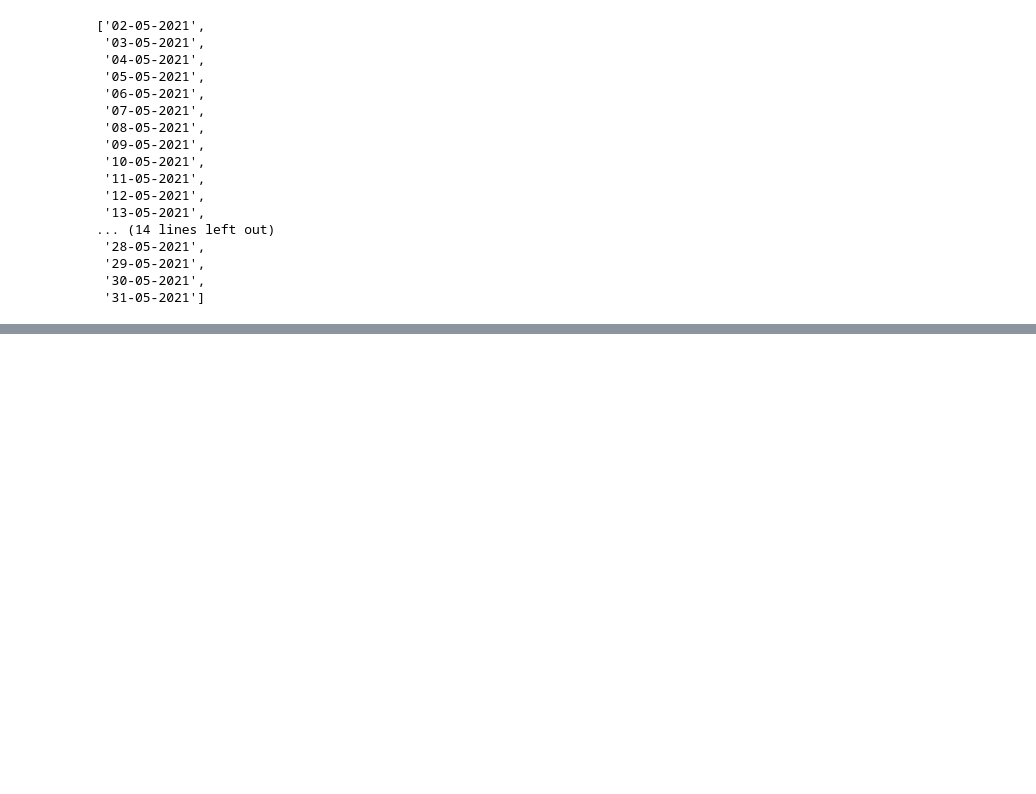
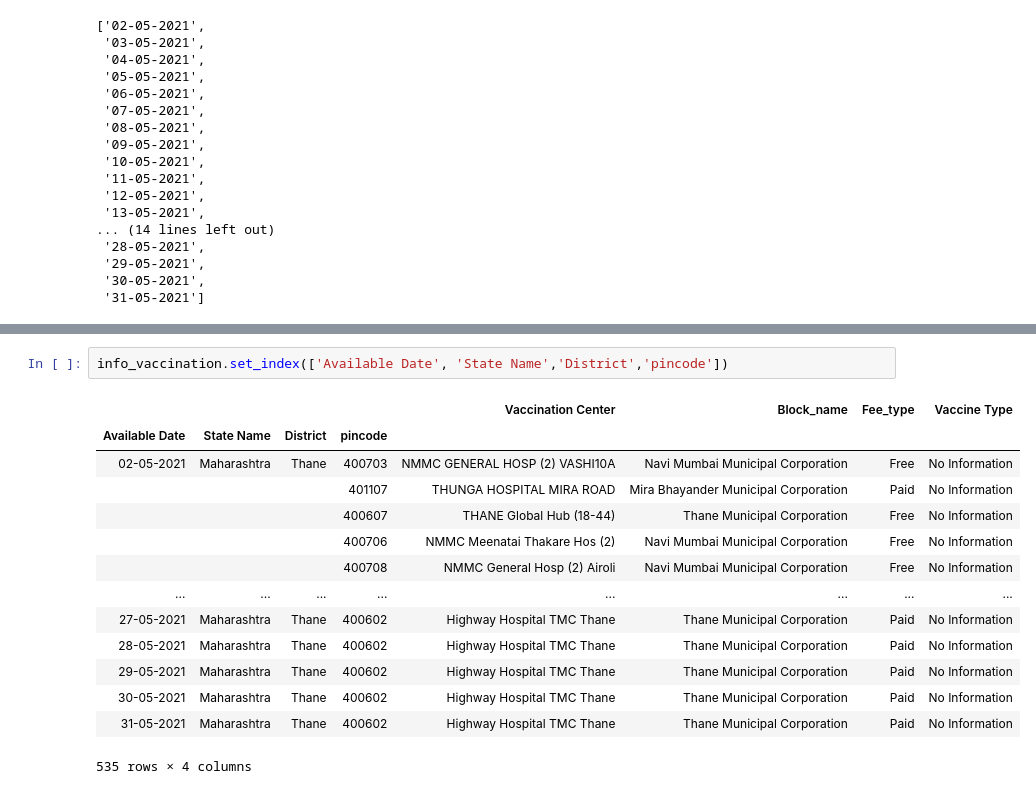
Before and after one commit to RajeshKrSahoo/vaccine-Slot-Notifier, a Jupyter notebook: covid19_Vaccine_slot.ipynb, the cells around one changed output, grey strips where cells are left out. Drawn from its saved outputs; the diff is of its cells as text; blank space fills up the shorter version.

```diff
--- a/covid19_Vaccine_slot.ipynb
+++ b/covid19_Vaccine_slot.ipynb
@@ -637,0 +539,17 @@ Available on: 16-05-2021
+# %%
+info_vaccination.set_index(['Available Date', 'State Name','District','pincode'])
+# %% [output]
+|  |  |  |  | Vaccination Center | Block_name | Fee_type | Vaccine Type |
+| Available Date | State Name | District | pincode |  |  |  |  |
+| 02-05-2021 | Maharashtra | Thane | 400703 | NMMC GENERAL HOSP (2) VASHI10A | Navi Mumbai Municipal Corporation | Free | No Information |
+|  |  |  | 401107 | THUNGA HOSPITAL MIRA ROAD | Mira Bhayander Municipal Corporation | Paid | No Information |
+|  |  |  | 400607 | THANE Global Hub (18-44) | Thane Municipal Corporation | Free | No Information |
+|  |  |  | 400706 | NMMC Meenatai Thakare Hos (2) | Navi Mumbai Municipal Corporation | Free | No Information |
+|  |  |  | 400708 | NMMC General Hosp (2) Airoli | Navi Mumbai Municipal Corporation | Free | No Information |
+| ... | ... | ... | ... | ... | ... | ... | ... |
+| 27-05-2021 | Maharashtra | Thane | 400602 | Highway Hospital TMC Thane | Thane Municipal Corporation | Paid | No Information |
+| 28-05-2021 | Maharashtra | Thane | 400602 | Highway Hospital TMC Thane | Thane Municipal Corporation | Paid | No Information |
+| 29-05-2021 | Maharashtra | Thane | 400602 | Highway Hospital TMC Thane | Thane Municipal Corporation | Paid | No Information |
+| 30-05-2021 | Maharashtra | Thane | 400602 | Highway Hospital TMC Thane | Thane Municipal Corporation | Paid | No Information |
+| 31-05-2021 | Maharashtra | Thane | 400602 | Highway Hospital TMC Thane | Thane Municipal Corporation | Paid | No Information |
+535 rows × 4 columns
```
Also changed, not shown: parts of 18 cells of this notebook.
